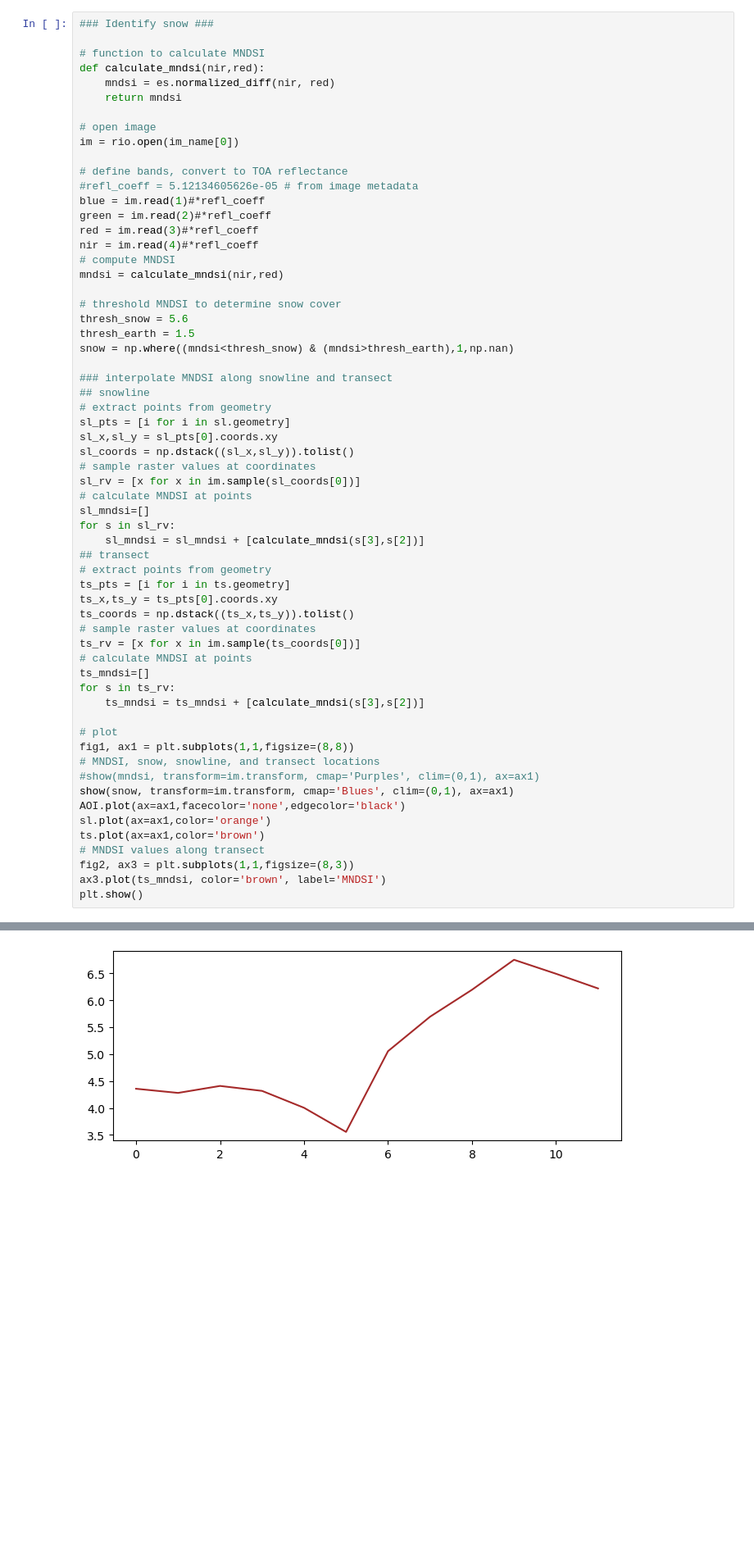
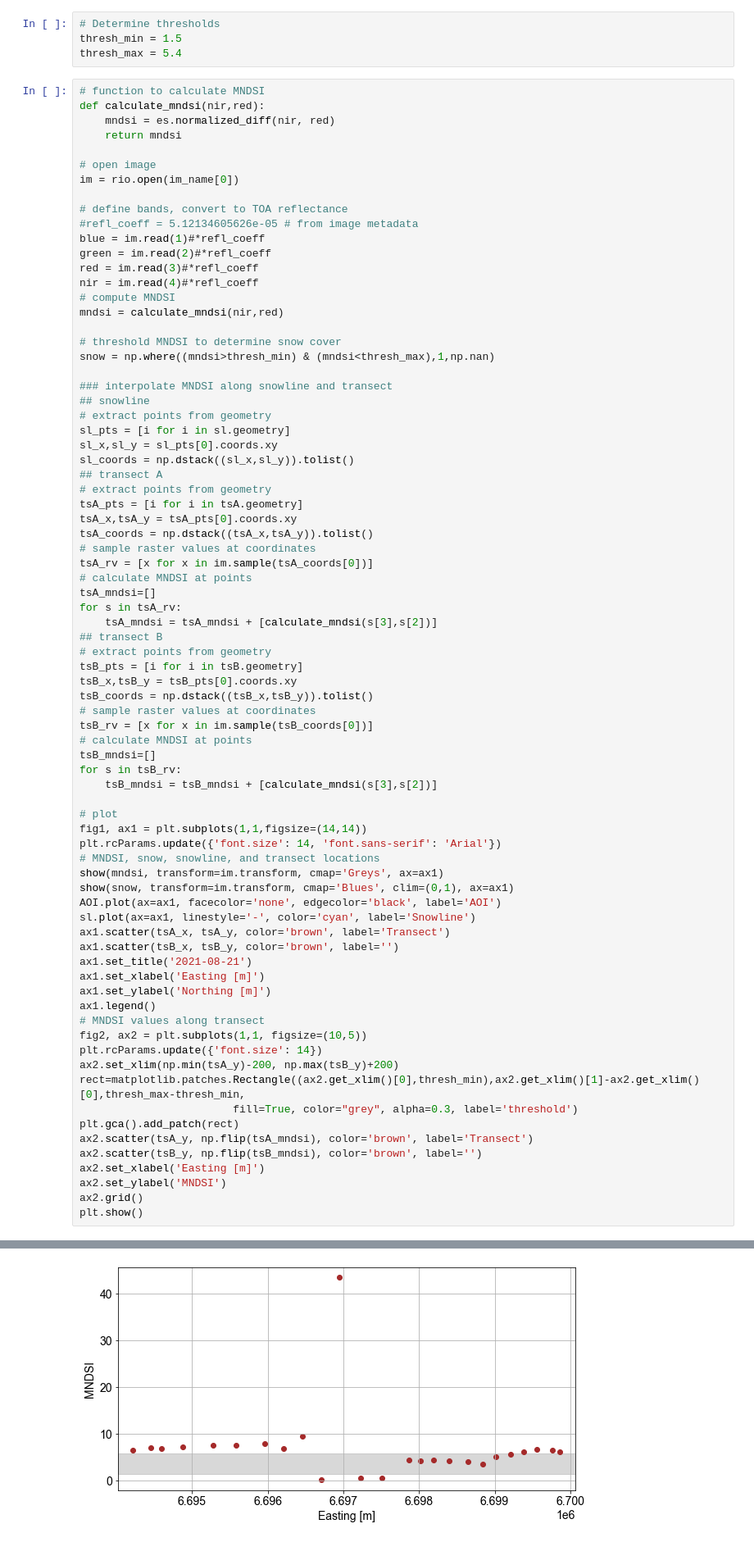
Before and after one commit to RaineyAbe/glacier-snow-cover-mapping, a Jupyter notebook: develop_mndsi_threshold.ipynb, the cells around one changed output, grey strips where cells are left out. Shown at 82% size. Drawn from its saved outputs; the diff is of its cells as text; blank space fills up the shorter version.

Commit message:
minimum threshold

```diff
--- a/develop_mndsi_threshold.ipynb
+++ b/develop_mndsi_threshold.ipynb
@@ -83,6 +115,8 @@ dtype: geometry
+# %%
+# Determine thresholds
+thresh_min = 1.5
+thresh_max = 5.4
 # %%
-### Identify snow ###
-
 # function to calculate MNDSI
 def calculate_mndsi(nir,red):
     mndsi = es.normalized_diff(nir, red)
@@ -101,9 +135,7 @@ nir = im.read(4)#*refl_coeff
 mndsi = calculate_mndsi(nir,red)
 
 # threshold MNDSI to determine snow cover
-thresh_snow = 5.6
-thresh_earth = 1.5
-snow = np.where((mndsi<thresh_snow) & (mndsi>thresh_earth),1,np.nan)
+snow = np.where((mndsi>thresh_min) & (mndsi<thresh_max),1,np.nan)
 
 ### interpolate MNDSI along snowline and transect
 ## snowline
@@ -111,34 +143,54 @@ snow = np.where((mndsi<thresh_snow) & (mndsi>thresh_earth),1,np.nan)
 sl_pts = [i for i in sl.geometry]
 sl_x,sl_y = sl_pts[0].coords.xy
 sl_coords = np.dstack((sl_x,sl_y)).tolist()
+## transect A
+# extract points from geometry
+tsA_pts = [i for i in tsA.geometry]
+tsA_x,tsA_y = tsA_pts[0].coords.xy
+tsA_coords = np.dstack((tsA_x,tsA_y)).tolist()
 # sample raster values at coordinates
-sl_rv = [x for x in im.sample(sl_coords[0])]
+tsA_rv = [x for x in im.sample(tsA_coords[0])]
 # calculate MNDSI at points
-sl_mndsi=[]
-for s in sl_rv:
-    sl_mndsi = sl_mndsi + [calculate_mndsi(s[3],s[2])]
-## transect
+tsA_mndsi=[]
+for s in tsA_rv:
+    tsA_mndsi = tsA_mndsi + [calculate_mndsi(s[3],s[2])]
+## transect B
 # extract points from geometry
-ts_pts = [i for i in ts.geometry]
-ts_x,ts_y = ts_pts[0].coords.xy
-ts_coords = np.dstack((ts_x,ts_y)).tolist()
+tsB_pts = [i for i in tsB.geometry]
+tsB_x,tsB_y = tsB_pts[0].coords.xy
+tsB_coords = np.dstack((tsB_x,tsB_y)).tolist()
 # sample raster values at coordinates
-ts_rv = [x for x in im.sample(ts_coords[0])]
+tsB_rv = [x for x in im.sample(tsB_coords[0])]
 # calculate MNDSI at points
-ts_mndsi=[]
-for s in ts_rv:
-    ts_mndsi = ts_mndsi + [calculate_mndsi(s[3],s[2])]
+tsB_mndsi=[]
+for s in tsB_rv:
+    tsB_mndsi = tsB_mndsi + [calculate_mndsi(s[3],s[2])]
 
 # plot
-fig1, ax1 = plt.subplots(1,1,figsize=(8,8))
+fig1, ax1 = plt.subplots(1,1,figsize=(14,14))
+plt.rcParams.update({'font.size': 14, 'font.sans-serif': 'Arial'})
 # MNDSI, snow, snowline, and transect locations
-#show(mndsi, transform=im.transform, cmap='Purples', clim=(0,1), ax=ax1)
+show(mndsi, transform=im.transform, cmap='Greys', ax=ax1)
 show(snow, transform=im.transform, cmap='Blues', clim=(0,1), ax=ax1)
-AOI.plot(ax=ax1,facecolor='none',edgecolor='black')
-sl.plot(ax=ax1,color='orange')
-ts.plot(ax=ax1,color='brown')
+AOI.plot(ax=ax1, facecolor='none', edgecolor='black', label='AOI')
+sl.plot(ax=ax1, linestyle='-', color='cyan', label='Snowline')
+ax1.scatter(tsA_x, tsA_y, color='brown', label='Transect')
+ax1.scatter(tsB_x, tsB_y, color='brown', label='')
+ax1.set_title('2021-08-21')
+ax1.set_xlabel('Easting [m]')
+ax1.set_ylabel('Northing [m]')
+ax1.legend()
 # MNDSI values along transect
-fig2, ax3 = plt.subplots(1,1,figsize=(8,3))
-ax3.plot(ts_mndsi, color='brown', label='MNDSI')
+fig2, ax2 = plt.subplots(1,1, figsize=(10,5))
+plt.rcParams.update({'font.size': 14})
+ax2.set_xlim(np.min(tsA_y)-200, np.max(tsB_y)+200)
+rect=matplotlib.patches.Rectangle((ax2.get_xlim()[0],thresh_min),ax2.get_xlim()[1]-ax2.get_xlim()[0],thresh_max-thresh_min,
+                        fill=True, color="grey", alpha=0.3, label='threshold')
+plt.gca().add_patch(rect)
+ax2.scatter(tsA_y, np.flip(tsA_mndsi), color='brown', label='Transect')
+ax2.scatter(tsB_y, np.flip(tsB_mndsi), color='brown', label='')
+ax2.set_xlabel('Easting [m]')
+ax2.set_ylabel('MNDSI')
+ax2.grid()
 plt.show()
 # %% [output]
@@ -146 +198 @@ plt.show()
-[figure, old version]
+[figure, new version]
```
Also changed, not shown: parts of 12 cells of this notebook, 2 other files.
